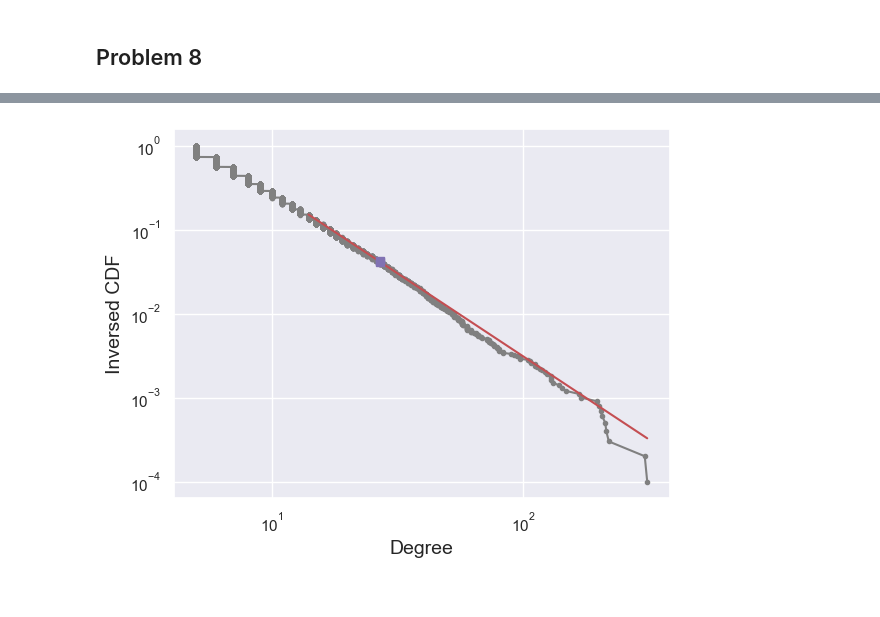
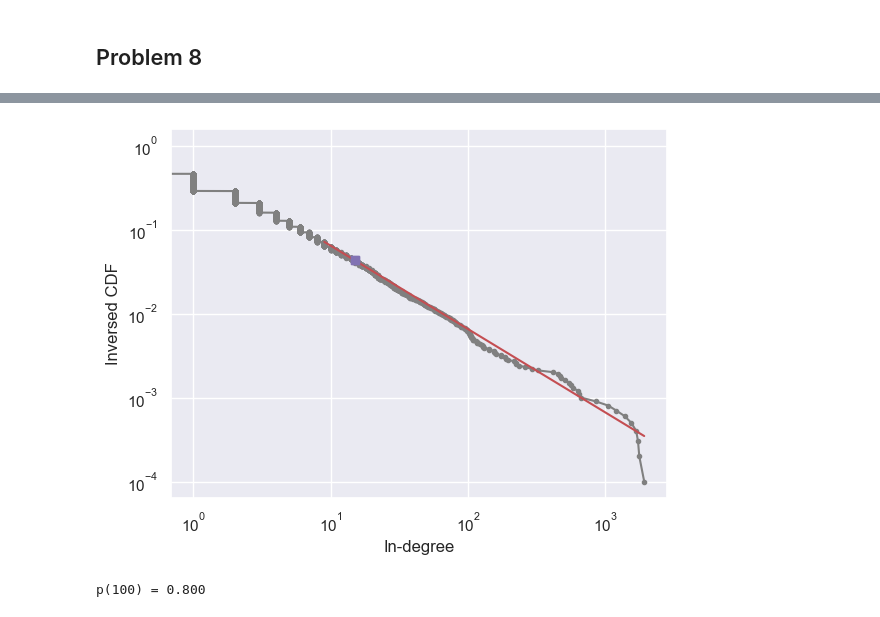
Before and after one commit to hoangntc/GraphMiningNotebooks, a Jupyter notebook: assignment/assignment_02.ipynb, the cells around one changed output, grey strips where cells are left out. Saved outputs shown, nothing was run; the diff lists cells and outputs as text; code cells hidden in the pictures.

```diff
--- a/assignment/assignment_02.ipynb
+++ b/assignment/assignment_02.ipynb
@@ -159,5 +174,9 @@ plt.show()
 # %%
 n = 10000
 m = 5
-g = ig.Graph.Barabasi(n, m)
-deg_dist = ig.Graph.degree_distribution(g, bin_width = 1, mode='in')
+g = ig.Graph.Barabasi(n, m, directed=True)
+
+## run plfit and compute K-S statistic (details in the book)
+d = g.indegree()
+X = plfit.plfit(d)
+print(X.plfit())
@@ -185,9 +195,14 @@ p(100) = 1.000
 # %%
 ## inverse cdf along with fitted line (as with Figure 2.6 in the book)
 fig, ax = plt.subplots()
 X.plotcdf(pointcolor='grey', pointmarker='.',zoom=False)
-ax.set_xlabel('Degree', fontsize=14)
-ax.set_ylabel('Inversed CDF', fontsize=14)
+ax.set_xlabel('In-degree', fontsize=12)
+ax.set_ylabel('Inversed CDF', fontsize=12)
 plt.show()
 # %% [output]
-[figure, old version]
+[figure, new version]
+# %%
+## K-S test
+KS_tst = X.test_pl(niter=100)
+# %% [output]
+p(100) = 0.800
```
Also changed, not shown: parts of 14 cells of this notebook, 1 other file.
